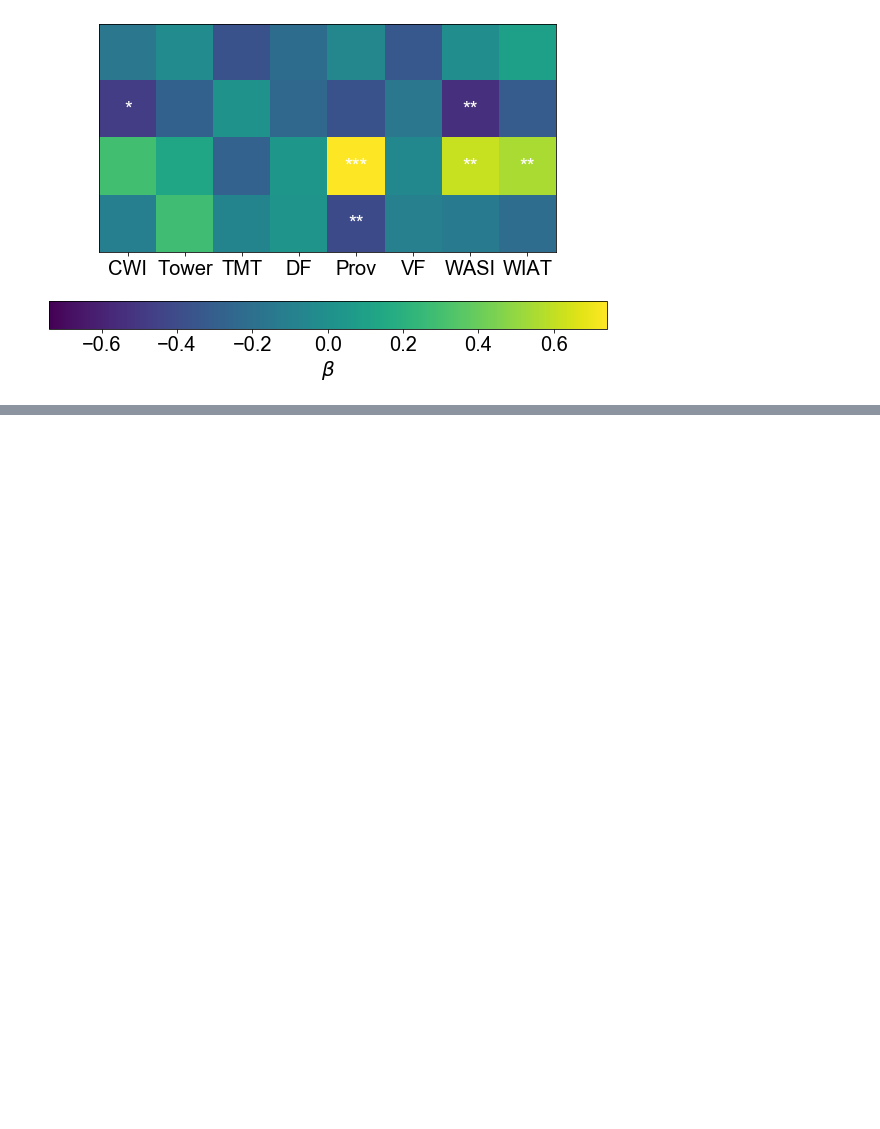
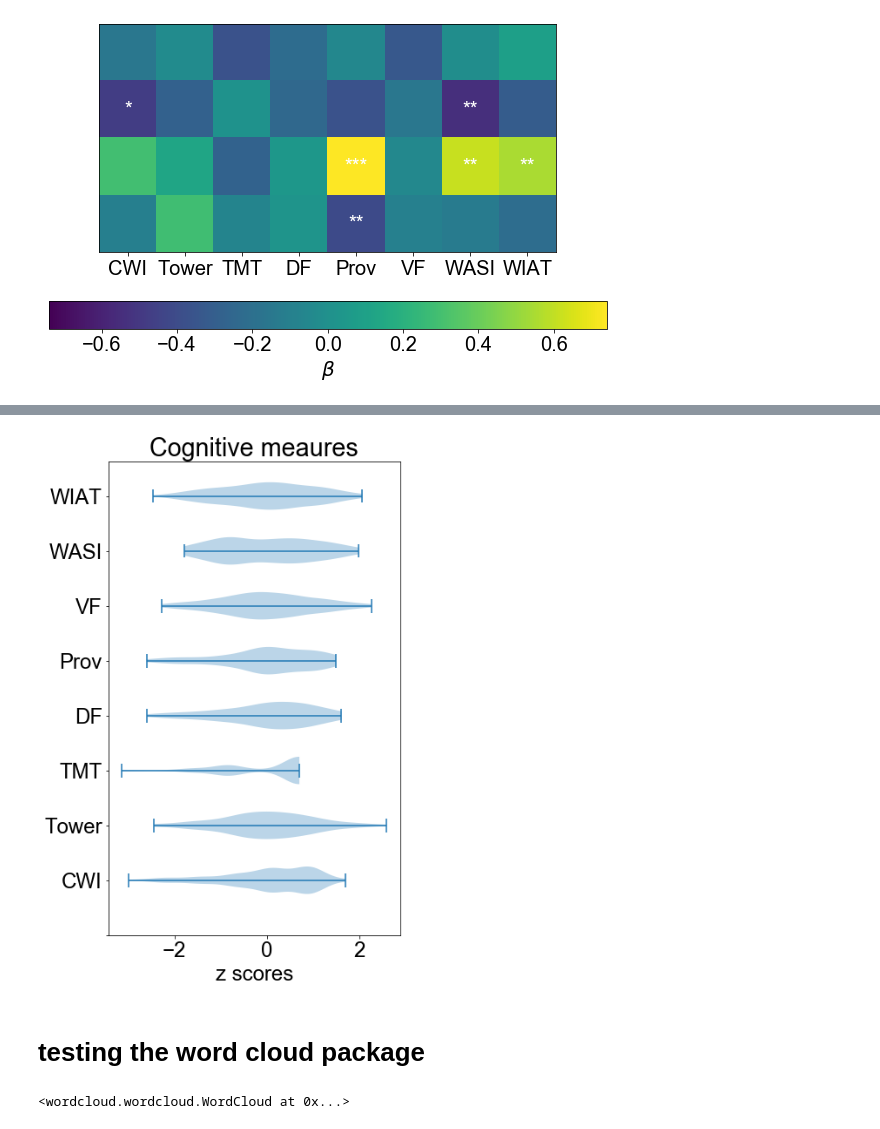
Before and after one commit to htwangtw/patterns-of-thought, a Jupyter notebook: notebooks/4.0-Ploting.ipynb, the cells around one changed output, grey strips where cells are left out. Drawn from its saved outputs; the diff is of its cells as text; code cells hidden in the pictures; blank space fills up the shorter version.

```diff
--- a/notebooks/4.0-Ploting.ipynb
+++ b/notebooks/4.0-Ploting.ipynb
@@ -288,0 +353,15 @@ plt.show()
+# %%
+df_cog = df[['DKEFSCWI_40', 'TOWER_57', 'DKEFSTMT_48', 'DF_29', 'PROV_16', 'VF_37', 'INT_17', 'WIAT_08']]
+# %%
+set_text_size(24)
+plt.figure(figsize=(6, 10))
+plt.violinplot(df_cog.values, vert=False, )
+plt.yticks(range(9), ['', 'CWI', 'Tower', 'TMT', 'DF', 'Prov', 'VF', 'WASI', 'WIAT'])
+plt.xlabel('z scores')
+plt.title('Cognitive meaures')
+plt.savefig('./reports/task_dist.png', bbox_inches='tight', dpi=300)
+plt.show()
+# %% [output]
+[figure, added]
+# %% [markdown]
+# testing the word cloud package
@@ -288,0 +374,10 @@ plt.show()
+# %%
+wc = WordCloud(background_color="black", font_step=5, max_font_size=40,
+               height=600, width=600, prefer_horizontal=1,
+               font_path='C://Windows//Fonts//arial.ttf')
+wc.generate_from_frequencies(dict_v_n)
+wc.min_font_size = 14
+wc.recolor(colormap='YlOrRd_r')
+wc.to_file('test.png')
+# %% [output]
+<wordcloud.wordcloud.WordCloud at 0x...>
```
Also changed, not shown: parts of 17 cells of this notebook, 38 other files.
